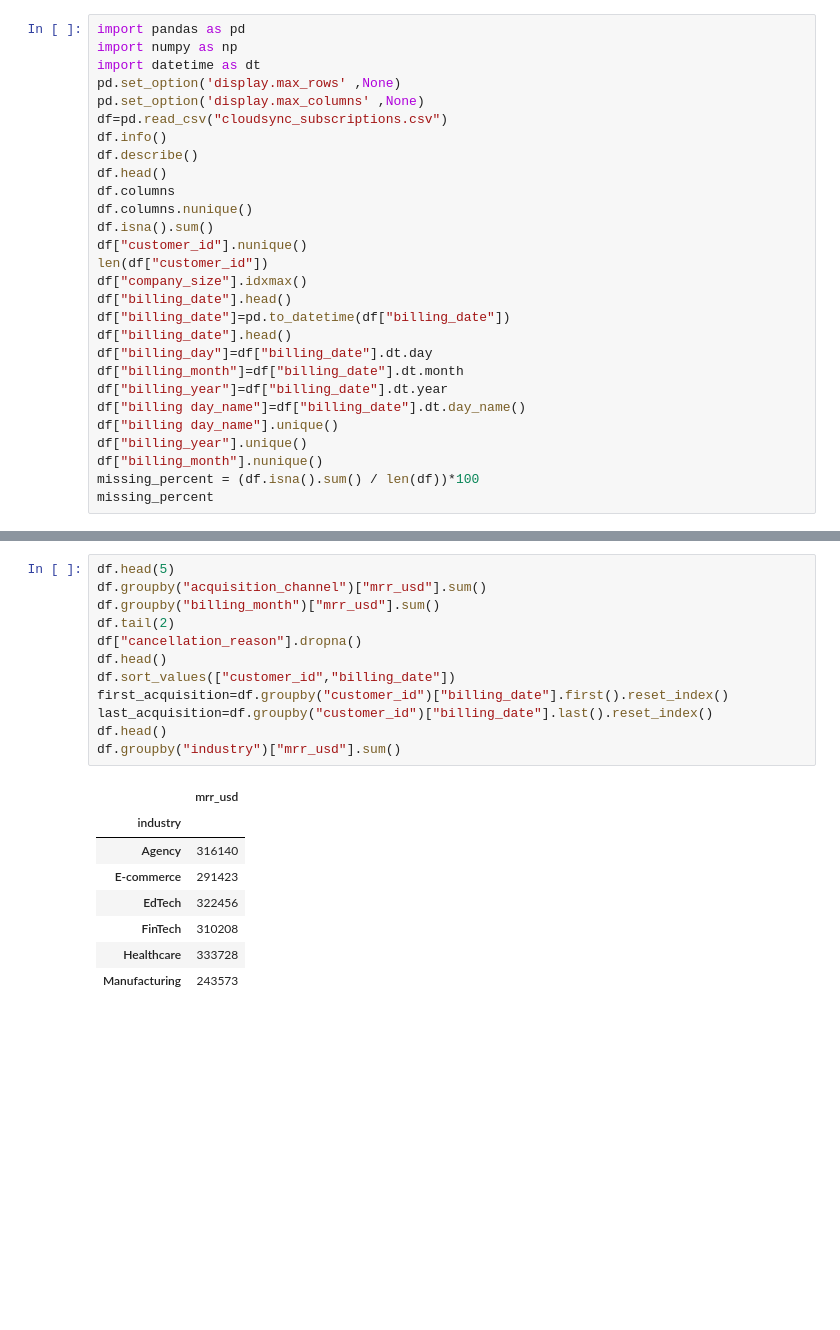
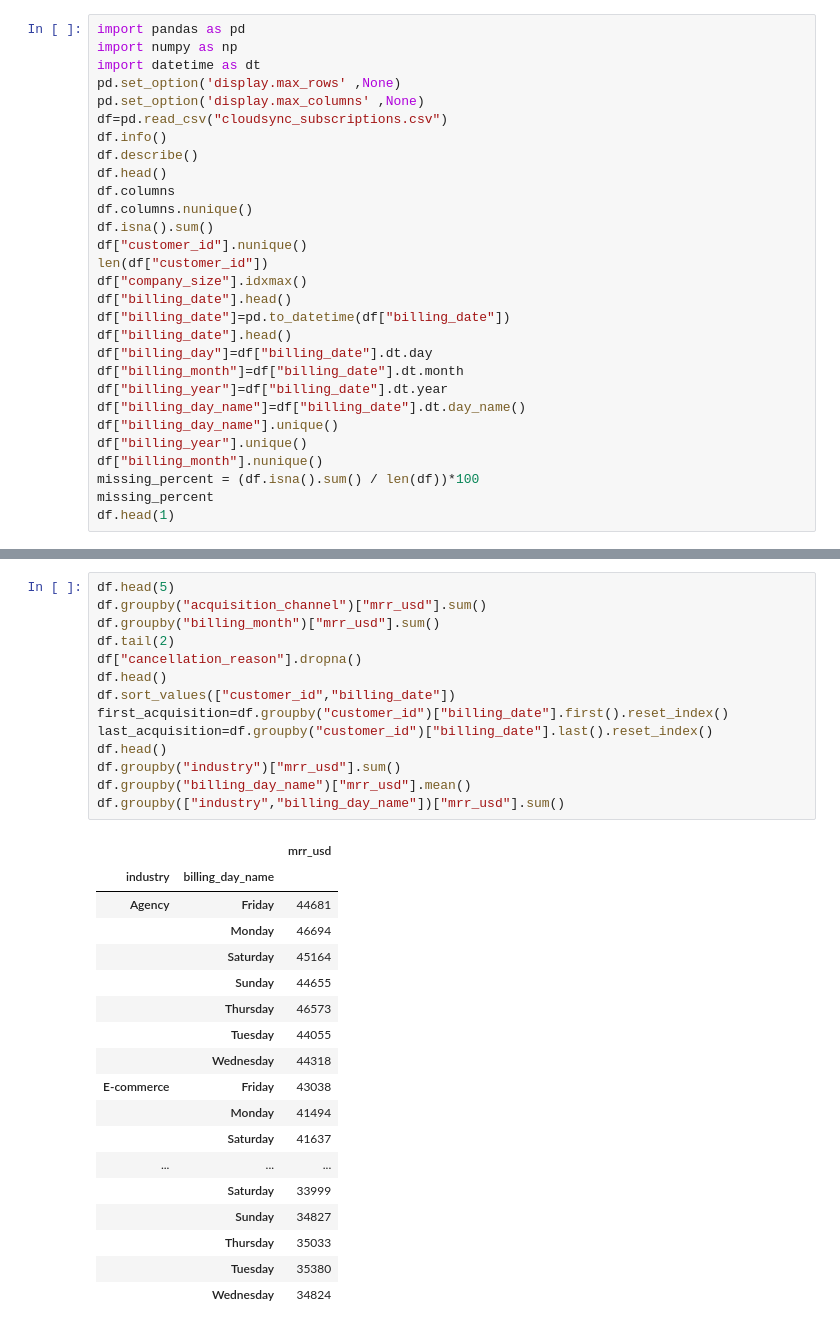
Before and after one commit to banerjee109/Infotact-Project-2, a Jupyter notebook: cohort_retention_cltv_analysis_project.ipynb, the cells around one changed output, grey strips where cells are left out. Cells and saved outputs as stored; diff of their text form; blank space fills up the shorter version.

Commit message:
Extracted on day_name total MRR generated industry-wise.

```diff
--- a/cohort_retention_cltv_analysis_project.ipynb
+++ b/cohort_retention_cltv_analysis_project.ipynb
@@ -160,12 +160,13 @@ df["billing_date"].head()
 df["billing_day"]=df["billing_date"].dt.day
 df["billing_month"]=df["billing_date"].dt.month
 df["billing_year"]=df["billing_date"].dt.year
-df["billing day_name"]=df["billing_date"].dt.day_name()
-df["billing day_name"].unique()
+df["billing_day_name"]=df["billing_date"].dt.day_name()
+df["billing_day_name"].unique()
 df["billing_year"].unique()
 df["billing_month"].nunique()
 missing_percent = (df.isna().sum() / len(df))*100
 missing_percent
+df.head(1)
 # %% [output]
 <class 'pandas.core.frame.DataFrame'>
 RangeIndex: 19422 entries, 0 to 19421
@@ -203,22 +190,34 @@ dtype: float64
 # %%
 df.head(5)
 df.groupby("acquisition_channel")["mrr_usd"].sum()
 df.groupby("billing_month")["mrr_usd"].sum()
 df.tail(2)
 df["cancellation_reason"].dropna()
 df.head()
 df.sort_values(["customer_id","billing_date"])
 first_acquisition=df.groupby("customer_id")["billing_date"].first().reset_index()
 last_acquisition=df.groupby("customer_id")["billing_date"].last().reset_index()
 df.head()
 df.groupby("industry")["mrr_usd"].sum()
+df.groupby("billing_day_name")["mrr_usd"].mean()
+df.groupby(["industry","billing_day_name"])["mrr_usd"].sum()
 # %% [output]
-|  | mrr_usd |
-| industry |  |
-| Agency | 316140 |
-| E-commerce | 291423 |
-| EdTech | 322456 |
-| FinTech | 310208 |
-| Healthcare | 333728 |
-| Manufacturing | 243573 |
+|  |  | mrr_usd |
+| industry | billing_day_name |  |
+| Agency | Friday | 44681 |
+|  | Monday | 46694 |
+|  | Saturday | 45164 |
+|  | Sunday | 44655 |
+|  | Thursday | 46573 |
+|  | Tuesday | 44055 |
+|  | Wednesday | 44318 |
+| E-commerce | Friday | 43038 |
+|  | Monday | 41494 |
+|  | Saturday | 41637 |
+| ... | ... | ... |
+|  | Saturday | 33999 |
+|  | Sunday | 34827 |
+|  | Thursday | 35033 |
+|  | Tuesday | 35380 |
+|  | Wednesday | 34824 |
 dtype: int64
```
Also changed, not shown: parts of 1 cell of this notebook.
